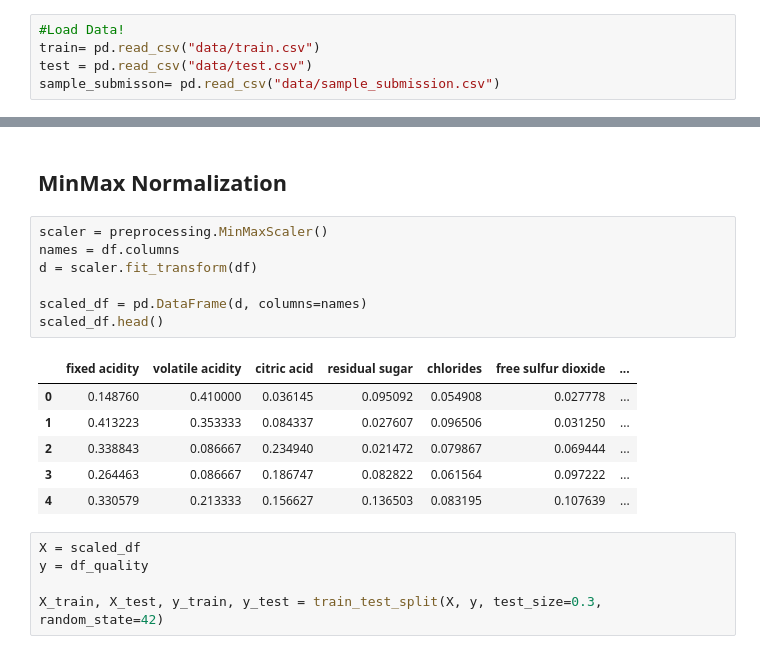
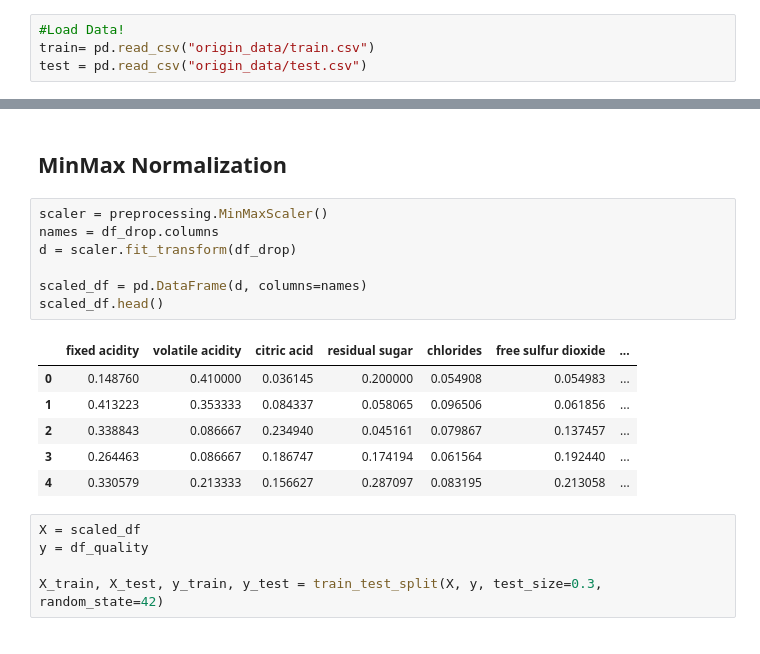
Before and after one commit to cagongman/wine_quality_classification, a Jupyter notebook: wine_quality_base.ipynb, the cells around one changed output, grey strips where cells are left out. Saved outputs shown, nothing was run; the diff lists cells and outputs as text.

```diff
--- a/wine_quality_base.ipynb
+++ b/wine_quality_base.ipynb
@@ -14,9 +15,8 @@ plt.style.use('fivethirtyeight')
 # DATA ANALYSIS & CLEANING
 # %%
 #Load Data!
-train= pd.read_csv("data/train.csv")
-test = pd.read_csv("data/test.csv")
-sample_submisson= pd.read_csv("data/sample_submission.csv")
+train= pd.read_csv("origin_data/train.csv")
+test = pd.read_csv("origin_data/test.csv")
 # %% [markdown]
 * index 구분자
 * quality 품질
@@ -161,18 +173,18 @@ len(df_drop)
 ## MinMax Normalization
 # %%
 scaler = preprocessing.MinMaxScaler()
-names = df.columns
-d = scaler.fit_transform(df)
+names = df_drop.columns
+d = scaler.fit_transform(df_drop)
 
 scaled_df = pd.DataFrame(d, columns=names)
 scaled_df.head()
 # %% [output]
 |  | fixed acidity | volatile acidity | citric acid | residual sugar | chlorides | free sulfur dioxide | ... |
-| 0 | 0.148760 | 0.410000 | 0.036145 | 0.095092 | 0.054908 | 0.027778 | ... |
-| 1 | 0.413223 | 0.353333 | 0.084337 | 0.027607 | 0.096506 | 0.031250 | ... |
-| 2 | 0.338843 | 0.086667 | 0.234940 | 0.021472 | 0.079867 | 0.069444 | ... |
-| 3 | 0.264463 | 0.086667 | 0.186747 | 0.082822 | 0.061564 | 0.097222 | ... |
-| 4 | 0.330579 | 0.213333 | 0.156627 | 0.136503 | 0.083195 | 0.107639 | ... |
+| 0 | 0.148760 | 0.410000 | 0.036145 | 0.200000 | 0.054908 | 0.054983 | ... |
+| 1 | 0.413223 | 0.353333 | 0.084337 | 0.058065 | 0.096506 | 0.061856 | ... |
+| 2 | 0.338843 | 0.086667 | 0.234940 | 0.045161 | 0.079867 | 0.137457 | ... |
+| 3 | 0.264463 | 0.086667 | 0.186747 | 0.174194 | 0.061564 | 0.192440 | ... |
+| 4 | 0.330579 | 0.213333 | 0.156627 | 0.287097 | 0.083195 | 0.213058 | ... |
 # %%
 X = scaled_df
 y = df_quality
```
Also changed, not shown: parts of 10 cells of this notebook, 13 other files.
